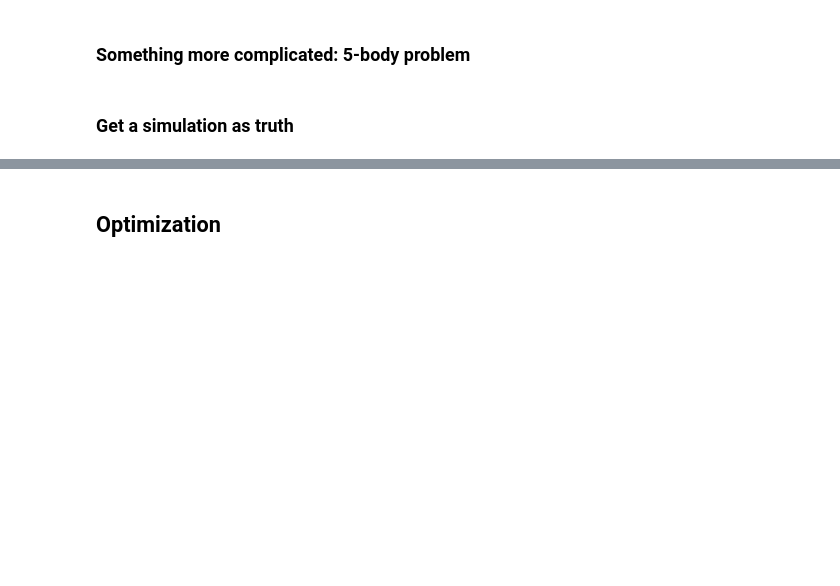
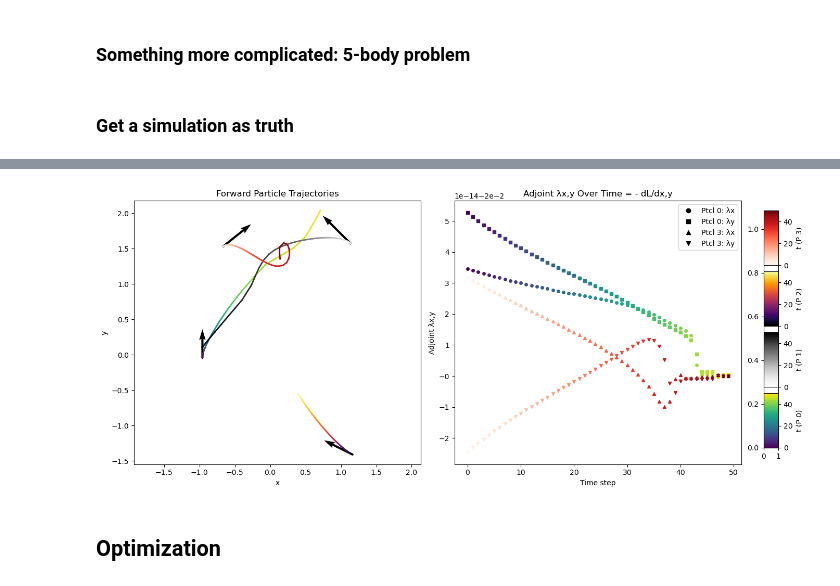
Before and after one commit to AZhou00/adjoint-demo, a Jupyter notebook: notebook/basics.ipynb, the cells around one changed output, grey strips where cells are left out. Cells and saved outputs as stored; diff of their text form; code cells hidden in the pictures; blank space fills up the shorter version.

```diff
--- a/notebook/basics.ipynb
+++ b/notebook/basics.ipynb
@@ -505,2 +513,72 @@ plt.show()
+# %%
+def plot_adjoint(x0, p0, x_obs):
+    xs, ps, λxs, λps, loss = simulate(x0, p0, x_obs=x_obs[-1]+0.01)
+
+    fig, axs = plt.subplots(1, 2, figsize=(14, 6))
+
+    # Create colormap based on time steps
+    T = xs.shape[0]
+    norm = plt.Normalize(0, T-1)
+    cmaps = [plt.cm.viridis, plt.cm.Greys, plt.cm.inferno, plt.cm.Reds]  # One colormap per particle
+
+    # Left: particle trajectories with time colormap
+    for i in range(N):
+        points = xs[:, i, :]
+        # Create segments for colored line
+        for t in range(T-1):
+            segment = axs[0].plot(points[t:t+2, 0], points[t:t+2, 1],
+                               color=cmaps[i](norm(t)),
+                               linewidth=2)
+
+    # Add initial momentum vectors
+    axs[0].quiver(x0[:,0], x0[:,1], p0[:,0], p0[:,1], color='k', scale=2)
+    axs[0].set_title("Forward Particle Trajectories")
+    axs[0].set_xlabel("x")
+    axs[0].set_ylabel("y")
+    axs[0].axis("equal")
+
+    # Right: adjoint λx,y for particles 0 and 3 with different colormaps
+    # Particle 0 with viridis colormap
+    for t in range(T-1):
+        axs[1].plot(t, λxs[t, 0, 0], 'o', color=cmaps[0](norm(t)), markersize=4)
+        axs[1].plot(t, λxs[t, 0, 1], 's', color=cmaps[0](norm(t)), markersize=4)
+
+    # Particle 3 with plasma colormap
+    for t in range(T-1):
+        axs[1].plot(t, λxs[t, 3, 0], '^', color=cmaps[3](norm(t)), markersize=4)
+        axs[1].plot(t, λxs[t, 3, 1], 'v', color=cmaps[3](norm(t)), markersize=4)
+
+    axs[1].plot([], [], 'o', color='black', label='Ptcl 0: λx')
+    axs[1].plot([], [], 's', color='black', label='Ptcl 0: λy')
+    axs[1].plot([], [], '^', color='black', label='Ptcl 3: λx')
+    axs[1].plot([], [], 'v', color='black', label='Ptcl 3: λy')
+    axs[1].set_title("Adjoint λx,y Over Time = - dL/dx,y")
+    axs[1].set_xlabel("Time step")
+    axs[1].set_ylabel("Adjoint λx,y")
+    axs[1].legend()
+
+    # Add vertical colorbars for each particle to the right of the second plot
+    # Create placeholder for colorbars
+    cbar_ax = fig.add_axes([0.92, 0.15, 0.02, 0.7])  # [left, bottom, width, height]
+
+    # Calculate height for each colorbar
+    cbar_height = 0.7 / N
+    cbar_margin = 0.02
+
+    # Add one colorbar per particle
+    for i in range(N):
+        y_pos = 0.15 + i * (cbar_height + cbar_margin)
+        cbar_ax_i = fig.add_axes([0.92, y_pos, 0.02, cbar_height])
+        sm = plt.cm.ScalarMappable(cmap=cmaps[i], norm=norm)
+        sm.set_array([])
+        cbar = fig.colorbar(sm, cax=cbar_ax_i)
+        cbar.set_label(f't (P {i})')
+
+    plt.tight_layout(rect=[0, 0, 0.9, 1])  # Adjust layout to make space for colorbars
+    plt.show()
+
+plot_adjoint(x0, p0, x_obs)
+# %% [output]
+[figure, added]
 # %% [markdown]
 ## Optimization
```
Also changed, not shown: parts of 27 cells of this notebook, 1 other file.
